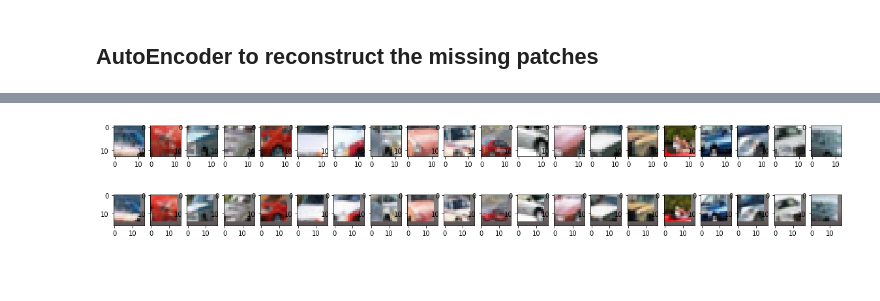
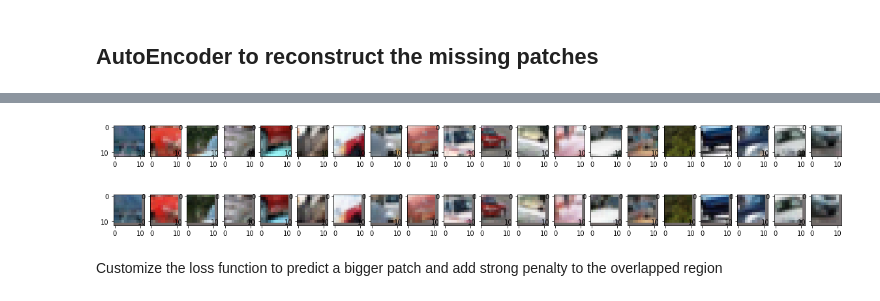
Before and after one commit to nji3/Deep_Learning_Study_Tutorial, a Jupyter notebook: Image Fill/Image_Fill_by_AutoEncoder.ipynb, the cells around one changed output, grey strips where cells are left out. Drawn from its saved outputs; the diff is of its cells as text; code cells hidden in the pictures; blank space fills up the shorter version.

```diff
--- a/Image Fill/Image_Fill_by_AutoEncoder.ipynb
+++ b/Image Fill/Image_Fill_by_AutoEncoder.ipynb
@@ -80,7 +82,9 @@ plt.show()
 ## AutoEncoder to reconsturct the whole image
 # %%
 # Input
-full_Input = layers.Input(batch_shape=(batch_size,height,width,channels))
+input1 = layers.Input(batch_shape=(batch_size,height,width,channels))
+input2 = layers.Input(batch_shape=(batch_size,height,width,1))
+full_Input = layers.concatenate([input1,input2], axis=-1)
 
 # Encoder
 full_l1 = layers.Conv2D(32,(3,3),activation='relu',padding='same')(full_Input)
@@ -92,13 +96,13 @@ full_l3 = layers.BatchNormalization()(full_l3)
 full_l4 = layers.Conv2D(256,(3,3),activation='relu',strides=2,padding='same')(full_l3)
 full_l4 = layers.BatchNormalization()(full_l4)
 full_l5 = layers.Conv2D(h_dim,(3,3),activation='relu',strides=2)(full_l4)
-full_encoder = Model(full_Input,full_l5)
+full_encoder = Model([input1,input2],full_l5)
 
 # Decoder
 full_d1 = layers.Conv2DTranspose(256,(3,3),activation='relu',strides=4,padding='same')(full_l5)
 full_d2 = layers.Conv2DTranspose(128,(3,3),activation='relu',strides=2,padding='same')(full_d1)
 full_d3 = layers.Conv2DTranspose(64,(3,3),activation='relu',strides=2,padding='same')(full_d2)
 full_d4 = layers.Conv2DTranspose(3,(3,3),activation='sigmoid',strides=2,padding='same')(full_d3)
-full_ae = Model(full_Input,full_d4)
+full_ae = Model([input1,input2],full_d4)
 full_ae.summary()
 # %% [output]
@@ -122,5 +126,5 @@ _________________________________________________________________
 # %%
 full_ae_opt = optimizers.Adam(0.0005,0.5)
 full_ae.compile(optimizer=full_ae_opt, loss='mean_squared_error')
-full_ae.fit(x_train,x_tra,epochs=100,batch_size=batch_size)
+full_ae.fit([x_train,cond_train],x_tra,epochs=100,batch_size=batch_size)
 # %% [output]
@@ -191,9 +212,11 @@ plt.show()
 # %%
 # Input
-Input = layers.Input(batch_shape=(batch_size,height,width,channels))
+input2_1 = layers.Input(batch_shape=(batch_size,height,width,channels))
+input2_2 = layers.Input(batch_shape=(batch_size,height,width,1))
+Input2 = layers.concatenate([input2_1,input2_2], axis=-1)
 
 # Encoder
-l1 = layers.Conv2D(32,(3,3),activation='relu',padding='same')(Input)
+l1 = layers.Conv2D(32,(3,3),activation='relu',padding='same')(Input2)
 l1 = layers.BatchNormalization()(l1)
 l2 = layers.Conv2D(64,(3,3),activation='relu',strides=2,padding='same')(l1)
 l2 = layers.BatchNormalization()(l2)
@@ -202,15 +225,13 @@ l3 = layers.BatchNormalization()(l3)
 l4 = layers.Conv2D(256,(3,3),activation='relu',strides=2,padding='same')(l3)
 l4 = layers.BatchNormalization()(l4)
 l5 = layers.Conv2D(h_dim,(3,3),activation='relu',strides=2)(l4)
-encoder = Model(Input,l5)
+encoder = Model([input2_1,input2_2],l5)
 
 # Decoder
 d1 = layers.Conv2DTranspose(256,(3,3),activation='relu',strides=4)(l5)
-d2 = layers.Conv2DTranspose(128,(3,3),activation='relu',strides=2)(d1)
+d2 = layers.Conv2DTranspose(128,(3,3),activation='relu',strides=2,padding='same')(d1)
 d3 = layers.Conv2DTranspose(64,(3,3),activation='relu')(d2)
-d4 = layers.Conv2DTranspose(64,(3,3),activation='relu')(d3)
-d5 = layers.Conv2DTranspose(64,(3,3),activation='relu')(d4)
-d6 = layers.Conv2DTranspose(3,(3,3),activation='sigmoid')(d5)
-ae = Model(Input,d6)
+d4 = layers.Conv2DTranspose(3,(3,3),activation='sigmoid')(d3)
+ae = Model([input2_1,input2_2],d4)
 ae.summary()
 # %% [output]
@@ -234,6 +255,6 @@ _________________________________________________________________
 # %%
 ae_opt = optimizers.Adam(0.0005,0.5)
 ae.compile(optimizer=ae_opt, loss='mean_squared_error')
-ae.fit(x_train,x_train_patches2,epochs=100,batch_size=batch_size)
+ae.fit([x_train2,cond_train2],x_train_patches2,epochs=100,batch_size=batch_size)
 # %% [output]
 Epoch 1/100
@@ -256,9 +277,11 @@ Epoch 100/100
 <keras.callbacks.History at 0x...>
 # %%
-fill_train = ae.predict(x_train,batch_size=batch_size)
-Plot_Img(20,x_train_patches,20,10)
+fill_train = ae.predict([x_train2,cond_train2],batch_size=batch_size)
+Plot_Img(20,x_train_patches2,20,10)
 Plot_Img(20,fill_train,20,10)
 plt.show()
 # %% [output]
-[figure, old version]
+[figure, new version]
-[figure, old version]
+[figure, new version]
+# %% [markdown]
+Customize the loss function to predict a bigger patch and add strong penalty to the overlapped region
```
Also changed, not shown: parts of 16 cells of this notebook.
